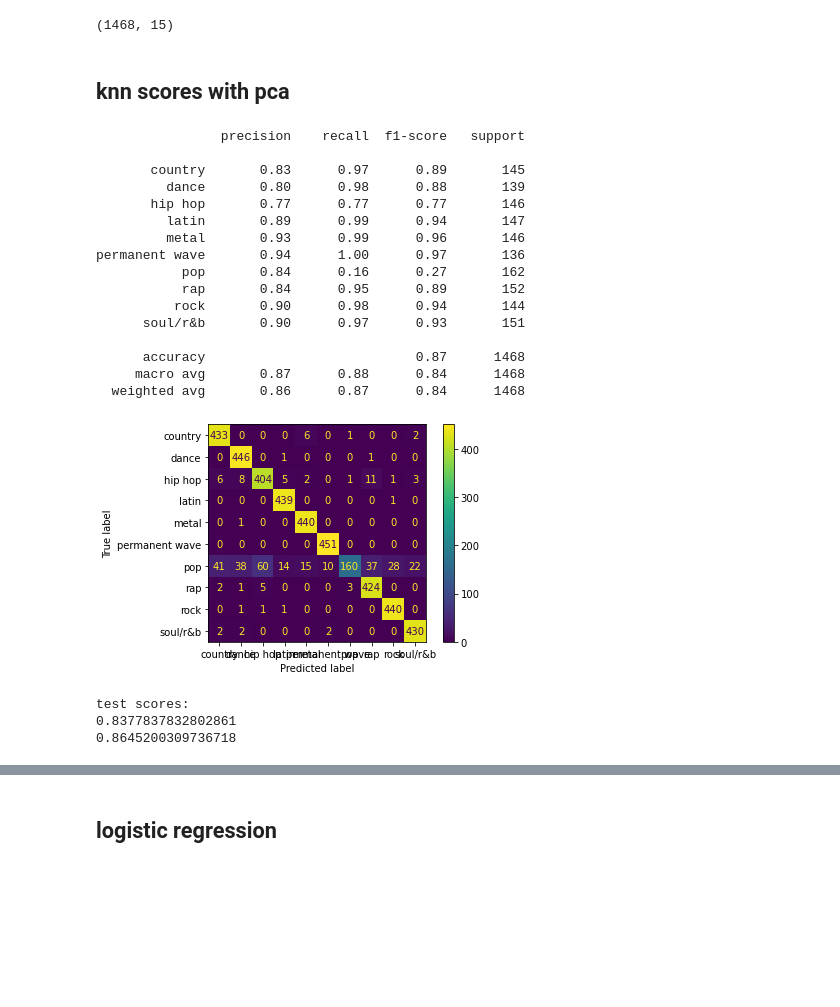
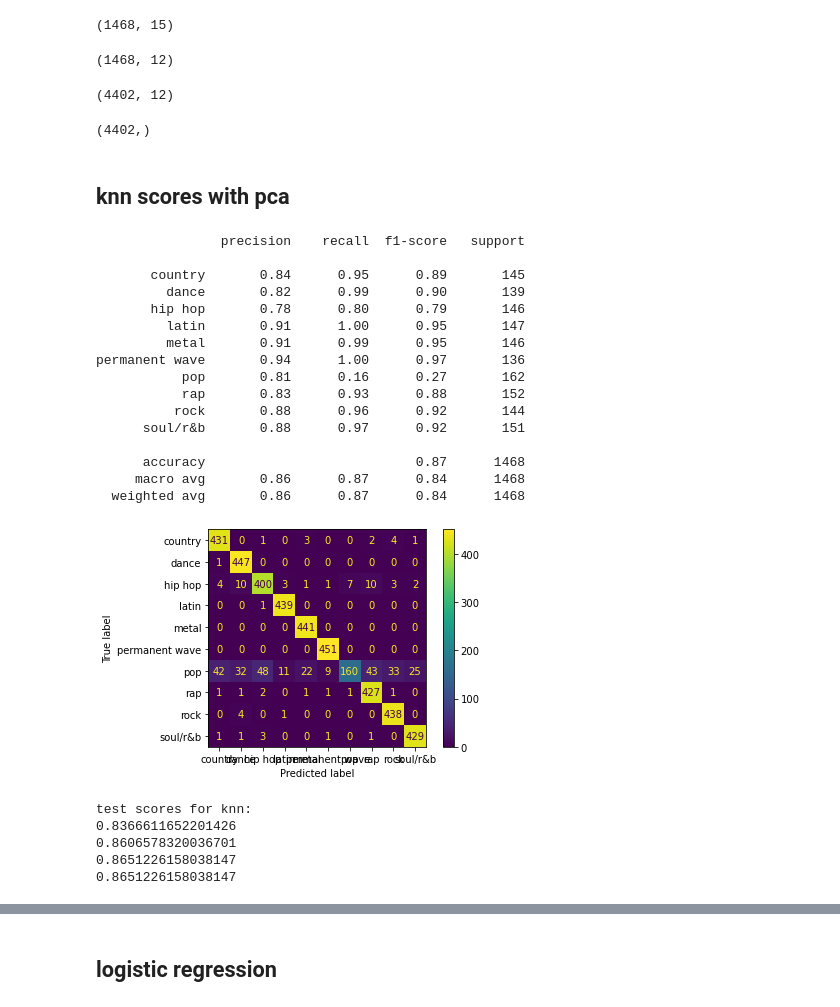
Before and after one commit to BabyBlue555/firstYear_semB_project, a Jupyter notebook: genre_classification.ipynb, the cells around one changed output, grey strips where cells are left out. Cells and saved outputs as stored; diff of their text form; code cells hidden in the pictures; blank space fills up the shorter version.

Commit message:
visualization of model performance

```diff
--- a/genre_classification.ipynb
+++ b/genre_classification.ipynb
@@ -1556,15 +1813,0 @@ Y_train.value_counts()
-# %%
-# stratified - will return the probability of the right
-# מחזיר את אחוז הדיוק של המודל עבור הז'אנר שנבחר בצורה רנדומלית שהסיכוי שלו לצאת יחסי לכמות הסוגים שלו בדאטא של האימון
-
-from sklearn.dummy import DummyClassifier
-# defining the strategy
-dummy_clf = DummyClassifier(strategy="stratified")
-# dummy_clf = DummyClassifier(strategy="stratified")
-
-dummy_clf.fit(X_sm_train,y_sm_train)
-
-y_pred = dummy_clf.predict_proba(X_sm_test)
-
-# #accuracy
-dummy_clf.score(y_pred, y_sm_test)
@@ -1632,16 +1864,0 @@ array([0.46977547, 0.46632124])
-# %%
-#specify tuning parameters
-# we chose brute force, since our data is small: For small data sets ( less than 30 or so),  is comparable to , and brute force algorithms can be more efficient than a tree-based approach.
-knn_model = KNeighborsClassifier(n_neighbors=5,algorithm="brute")
-
-# Fit the model with data (aka "model training")
-knn_model.fit(X_sm_train,y_sm_train)
-# change to X_resampled, y_resampled
-
-#low cv value since we don't have a lot of samples in some classes
-scores = cross_val_score(knn_model, X_sm_train, y_sm_train,cv=5, scoring='accuracy')
-k_mean_scores.append(scores.mean())
-k_std_scores.append(scores.std())
-
-d = {'k_mean': k_mean_scores, 'k_std': k_std_scores}
-# Ks = pd.DataFrame(data = d, index=k_range)
@@ -1679,34 +1896,46 @@ X_test_reduced.shape
 X_sm_test.shape
 # %% [output]
 (1468, 15)
+# %%
+X_test_reduced.shape
+# %% [output]
+(1468, 12)
+# %%
+X_train_reduced.shape
+# %% [output]
+(4402, 12)
+# %%
+y_sm_train.shape
+# %% [output]
+(4402,)
 # %% [markdown]
 ## knn scores with pca
 # %%
 
 from sklearn.metrics import plot_confusion_matrix,classification_report
-y_pred_knn = knn_model.predict(X_test_reduced)
+y_pred_knn = knn_model_sm.predict(X_test_reduced)
 plot_confusion_matrix(knn_model_sm,X_train_reduced,y_sm_train)
 
 print(classification_report(y_sm_test,y_pred_knn))
 # metrics.accuracy_score(Y_test, y_predictknn)
 # %% [output]
                 precision    recall  f1-score   support
 
-       country       0.83      0.97      0.89       145
-         dance       0.80      0.98      0.88       139
-       hip hop       0.77      0.77      0.77       146
-         latin       0.89      0.99      0.94       147
-         metal       0.93      0.99      0.96       146
+       country       0.84      0.95      0.89       145
+         dance       0.82      0.99      0.90       139
+       hip hop       0.78      0.80      0.79       146
+         latin       0.91      1.00      0.95       147
+         metal       0.91      0.99      0.95       146
 permanent wave       0.94      1.00      0.97       136
-           pop       0.84      0.16      0.27       162
-           rap       0.84      0.95      0.89       152
-          rock       0.90      0.98      0.94       144
-      soul/r&b       0.90      0.97      0.93       151
+           pop       0.81      0.16      0.27       162
+           rap       0.83      0.93      0.88       152
+          rock       0.88      0.96      0.92       144
+      soul/r&b       0.88      0.97      0.92       151
 
       accuracy                           0.87      1468
-     macro avg       0.87      0.88      0.84      1468
+     macro avg       0.86      0.87      0.84      1468
   weighted avg       0.86      0.87      0.84      1468
-[figure, old version]
+[figure, new version]
 # %%
 print("test scores for knn:")
 f1_score_knn = metrics.f1_score(y_sm_test, y_pred_knn, average='weighted',labels=np.unique(y_pred_knn))
@@ -1716,8 +1945,10 @@ print(f1_score_knn)
 print(precision_score_knn)
 print(recall_score_knn)
 
-print(metrics.accuracy_score(y_sm_test, y_pred_knn, average='weighted',labels=np.unique(y_pred_knn)))
+print(metrics.accuracy_score(y_sm_test, y_pred_knn))
 # %% [output]
-test scores:
-0.8377837832802861
-0.8645200309736718
+test scores for knn:
+0.8366611652201426
+0.8606578320036701
+0.8651226158038147
+0.8651226158038147
```
Also changed, not shown: parts of 113 cells of this notebook.
